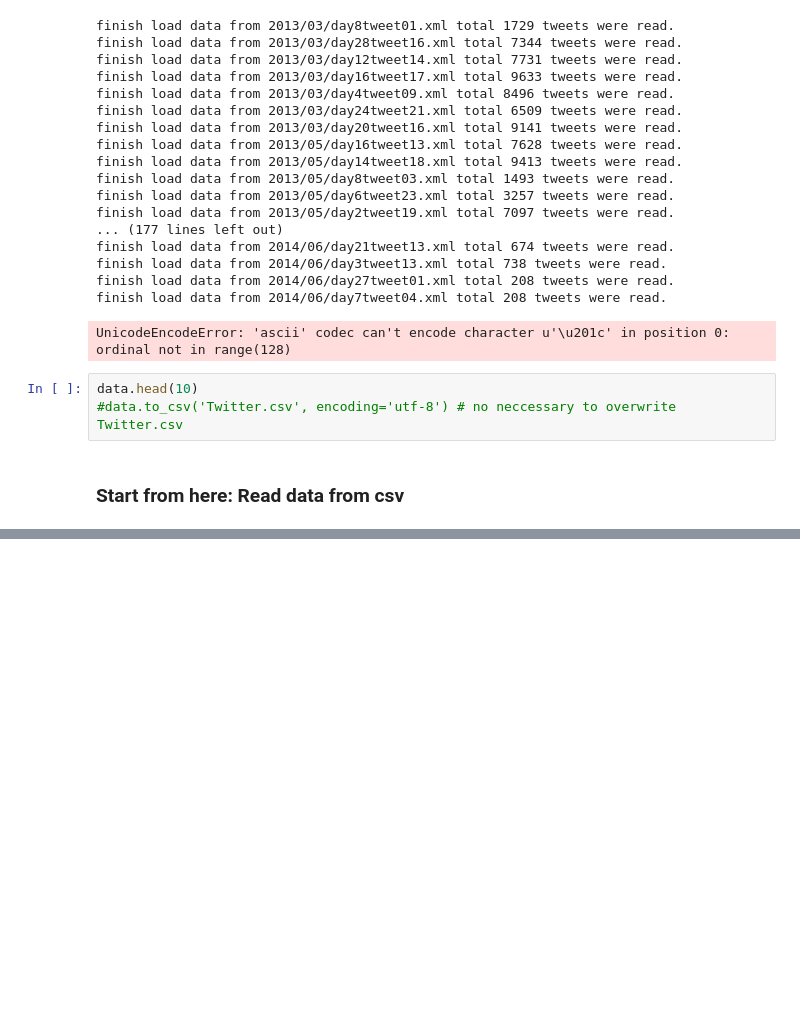
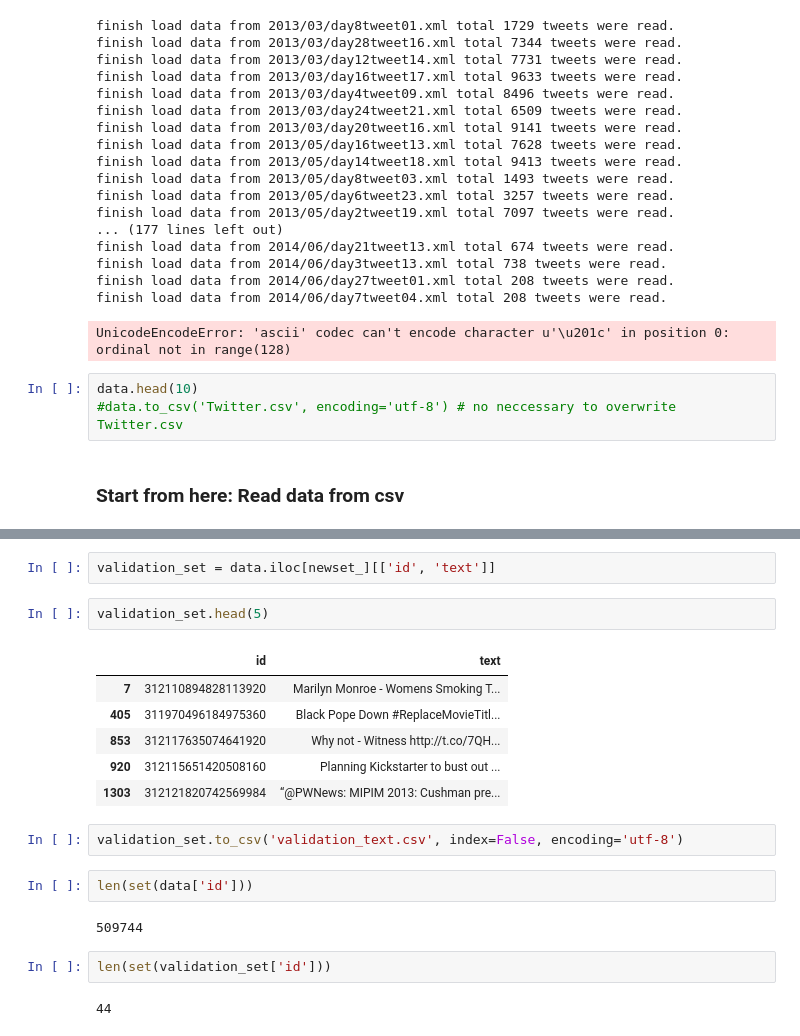
Before and after one commit to Inncee81/ReactionToCrimeAnalytics, a Jupyter notebook: analysis2.ipynb, the cells around one changed output, grey strips where cells are left out. Cells and saved outputs as stored; diff of their text form; blank space fills up the shorter version.

```diff
--- a/analysis2.ipynb
+++ b/analysis2.ipynb
@@ -198,0 +267,21 @@ show(plot)
+# %%
+validation_set = data.iloc[newset_][['id', 'text']]
+# %%
+validation_set.head(5)
+# %% [output]
+|  | id | text |
+| 7 | 312110894828113920 | Marilyn Monroe - Womens Smoking T... |
+| 405 | 311970496184975360 | Black Pope Down #ReplaceMovieTitl... |
+| 853 | 312117635074641920 | Why not - Witness http://t.co/7QH... |
+| 920 | 312115651420508160 | Planning Kickstarter to bust out ... |
+| 1303 | 312121820742569984 | “@PWNews: MIPIM 2013: Cushman pre... |
+# %%
+validation_set.to_csv('validation_text.csv', index=False, encoding='utf-8')
+# %%
+len(set(data['id']))
+# %% [output]
+509744
+# %%
+len(set(validation_set['id']))
+# %% [output]
+44
```
Also changed, not shown: parts of 23 cells of this notebook.
